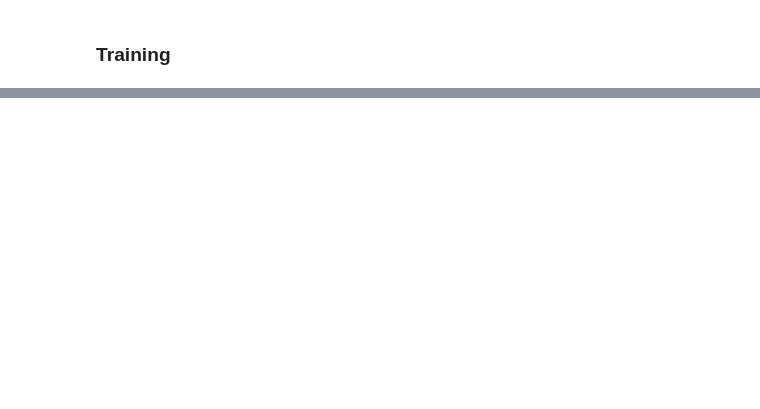
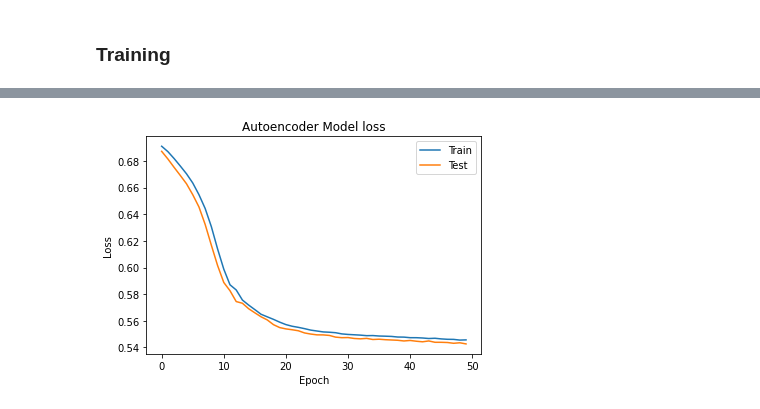
Before and after one commit to andreafancellu/NN_examples, a Jupyter notebook: autoencoders.ipynb, the cells around one changed output, grey strips where cells are left out. Drawn from its saved outputs; the diff is of its cells as text; code cells hidden in the pictures; blank space fills up the shorter version.

```diff
--- a/autoencoders.ipynb
+++ b/autoencoders.ipynb
@@ -447,0 +510,18 @@ plt.show()
+# %%
+input_img = Input(shape=(128, 128, 3))
+
+# Encoder
+x = Conv2D(32, (3, 3), activation='relu', padding='same')(input_img) # firsst convolutional layer, it extracts features from the image
+x = MaxPooling2D((2, 2), padding='same')(x) # max pooling layer, it reduces the spatial dimensions of the output
+x = Conv2D(16, (3, 3), activation='relu', padding='same')(x) # second convolutional layer
+encoded = MaxPooling2D((2, 2), padding='same')(x) # second max pooling layer
+
+# Decoder
+x = Conv2D(16, (3, 3), activation='relu', padding='same')(encoded)
+x = UpSampling2D((2, 2))(x) # upsampling layer, it increases the spatial dimensions of the output
+x = Conv2D(32, (3, 3), activation='relu', padding='same')(x)
+x = UpSampling2D((2, 2))(x)
+decoded = Conv2D(3, (3, 3), activation='sigmoid', padding='same')(x)
+
+AutoencoderModelD = Model(input_img, decoded)
+AutoencoderModelD.summary()
@@ -447,0 +552,13 @@ plt.show()
+# %%
+AutoencoderModelD.compile(optimizer='adam', loss='binary_crossentropy')
+
+historyD = AutoencoderModelD.fit(
+    images,
+    images,
+    batch_size=256,
+    epochs=50,
+    shuffle=True,
+    validation_split=0.2
+)
+
+DecodedImages = AutoencoderModelD.predict(images)
@@ -447,0 +583,13 @@ plt.show()
+# %%
+def plotmodelhistory(history):
+    plt.plot(history.history['loss'])
+    plt.plot(history.history['val_loss'])
+    plt.title('Autoencoder Model loss')
+    plt.ylabel('Loss')
+    plt.xlabel('Epoch')
+    plt.legend(['Train', 'Test'], loc='upper right')
+    plt.show()
+
+plotmodelhistory(historyD)
+# %% [output]
+[figure, added]
```
Also changed, not shown: parts of 20 cells of this notebook.
